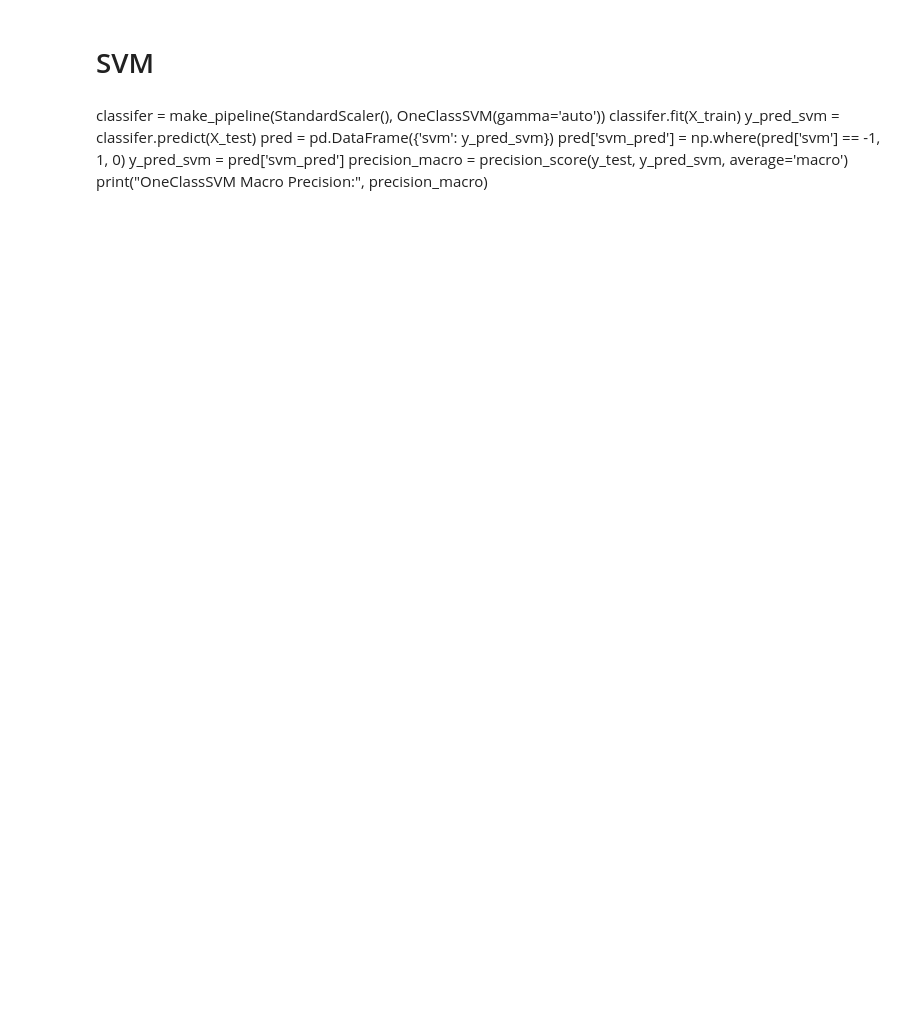
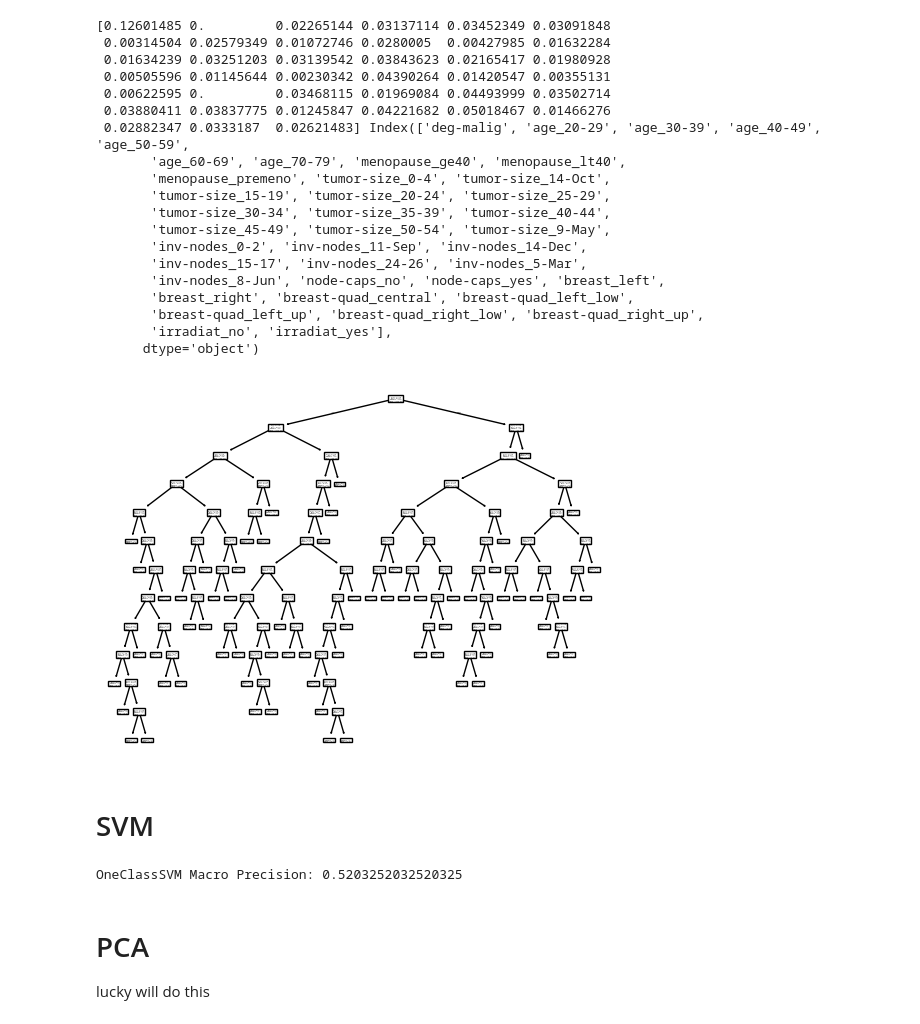
Before and after one commit to Acheedella1/Final-Project, a Jupyter notebook: Preprocessing/models.ipynb, the cells around one changed output. Cells and saved outputs as stored; diff of their text form; code cells hidden in the pictures; blank space fills up the shorter version.

```diff
--- a/Preprocessing/models.ipynb
+++ b/Preprocessing/models.ipynb
@@ -21,11 +113,45 @@ for col in breast_cancer_df:
+# %%
+#recall
+5/(22+5)
+print(rf.feature_importances_, X.columns)
+import matplotlib.pyplot as plt
+rf_tree = rf.estimators_[4]
+tree.plot_tree(rf_tree)
+plt.savefig("rf_tree.svg")
+# %% [output]
+[0.12601485 0.         0.02265144 0.03137114 0.03452349 0.03091848
+ 0.00314504 0.02579349 0.01072746 0.0280005  0.00427985 0.01632284
+ 0.01634239 0.03251203 0.03139542 0.03843623 0.02165417 0.01980928
+ 0.00505596 0.01145644 0.00230342 0.04390264 0.01420547 0.00355131
+ 0.00622595 0.         0.03468115 0.01969084 0.04493999 0.03502714
+ 0.03880411 0.03837775 0.01245847 0.04221682 0.05018467 0.01466276
+ 0.02882347 0.0333187  0.02621483] Index(['deg-malig', 'age_20-29', 'age_30-39', 'age_40-49', 'age_50-59',
+       'age_60-69', 'age_70-79', 'menopause_ge40', 'menopause_lt40',
+       'menopause_premeno', 'tumor-size_0-4', 'tumor-size_14-Oct',
+       'tumor-size_15-19', 'tumor-size_20-24', 'tumor-size_25-29',
+       'tumor-size_30-34', 'tumor-size_35-39', 'tumor-size_40-44',
+       'tumor-size_45-49', 'tumor-size_50-54', 'tumor-size_9-May',
+       'inv-nodes_0-2', 'inv-nodes_11-Sep', 'inv-nodes_14-Dec',
+       'inv-nodes_15-17', 'inv-nodes_24-26', 'inv-nodes_5-Mar',
+       'inv-nodes_8-Jun', 'node-caps_no', 'node-caps_yes', 'breast_left',
+       'breast_right', 'breast-quad_central', 'breast-quad_left_low',
+       'breast-quad_left_up', 'breast-quad_right_low', 'breast-quad_right_up',
+       'irradiat_no', 'irradiat_yes'],
+      dtype='object')
+[figure, added]
 # %% [markdown]
 # SVM
-# %% [markdown]
-classifer = make_pipeline(StandardScaler(), OneClassSVM(gamma='auto'))
-classifer.fit(X_train)
-y_pred_svm = classifer.predict(X_test)
-pred = pd.DataFrame({'svm': y_pred_svm})
-pred['svm_pred'] = np.where(pred['svm'] == -1, 1, 0)
-y_pred_svm = pred['svm_pred']
-precision_macro = precision_score(y_test, y_pred_svm, average='macro')
-print("OneClassSVM Macro Precision:", precision_macro)
+# %%
+classifer = make_pipeline(StandardScaler(), OneClassSVM(gamma='auto'))
+classifer.fit(X_train)
+y_pred_svm = classifer.predict(X_test)
+pred = pd.DataFrame({'svm': y_pred_svm})
+pred['svm_pred'] = np.where(pred['svm'] == -1, 1, 0)
+y_pred_svm = pred['svm_pred']
+precision_macro = precision_score(y_test, y_pred_svm, average='macro')
+print("OneClassSVM Macro Precision:", precision_macro)
+# %% [output]
+OneClassSVM Macro Precision: 0.5203252032520325
+# %% [markdown]
+# PCA
+lucky will do this
```
Also changed, not shown: parts of 6 cells of this notebook.
